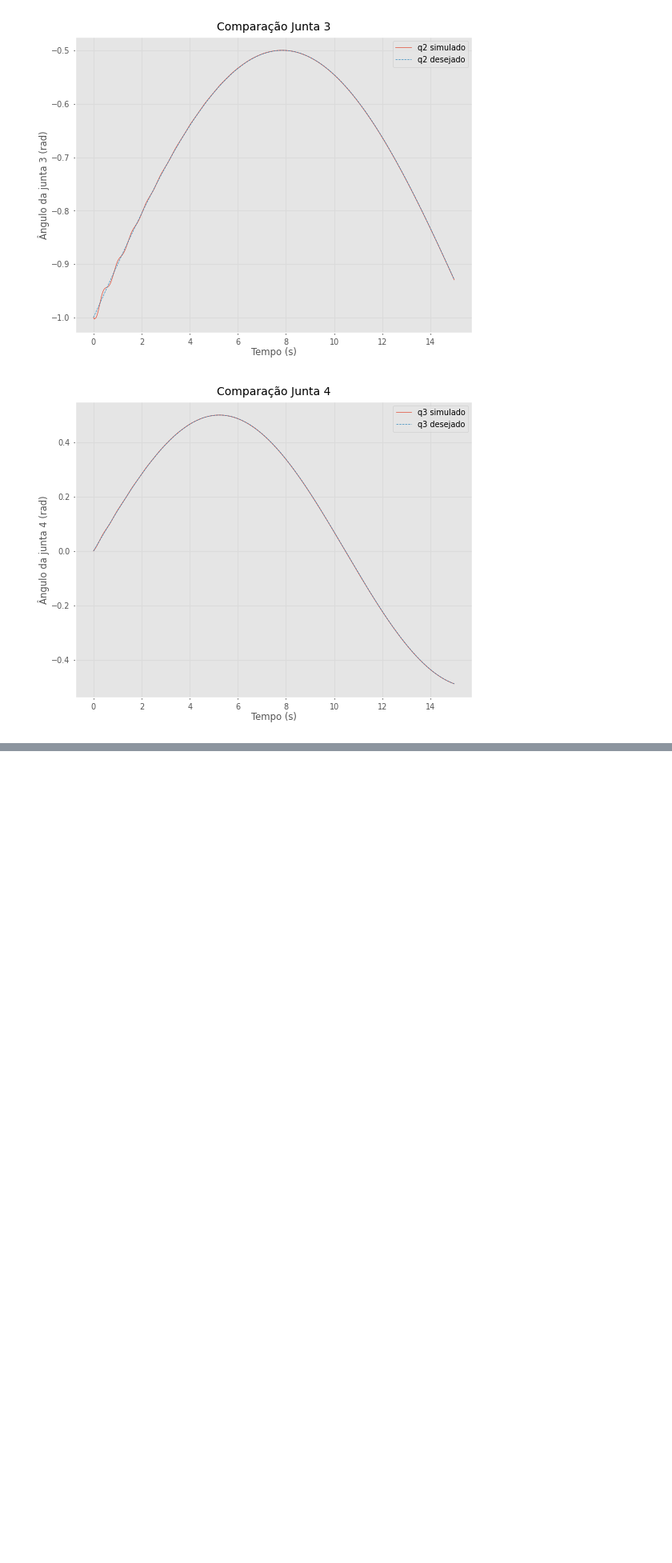
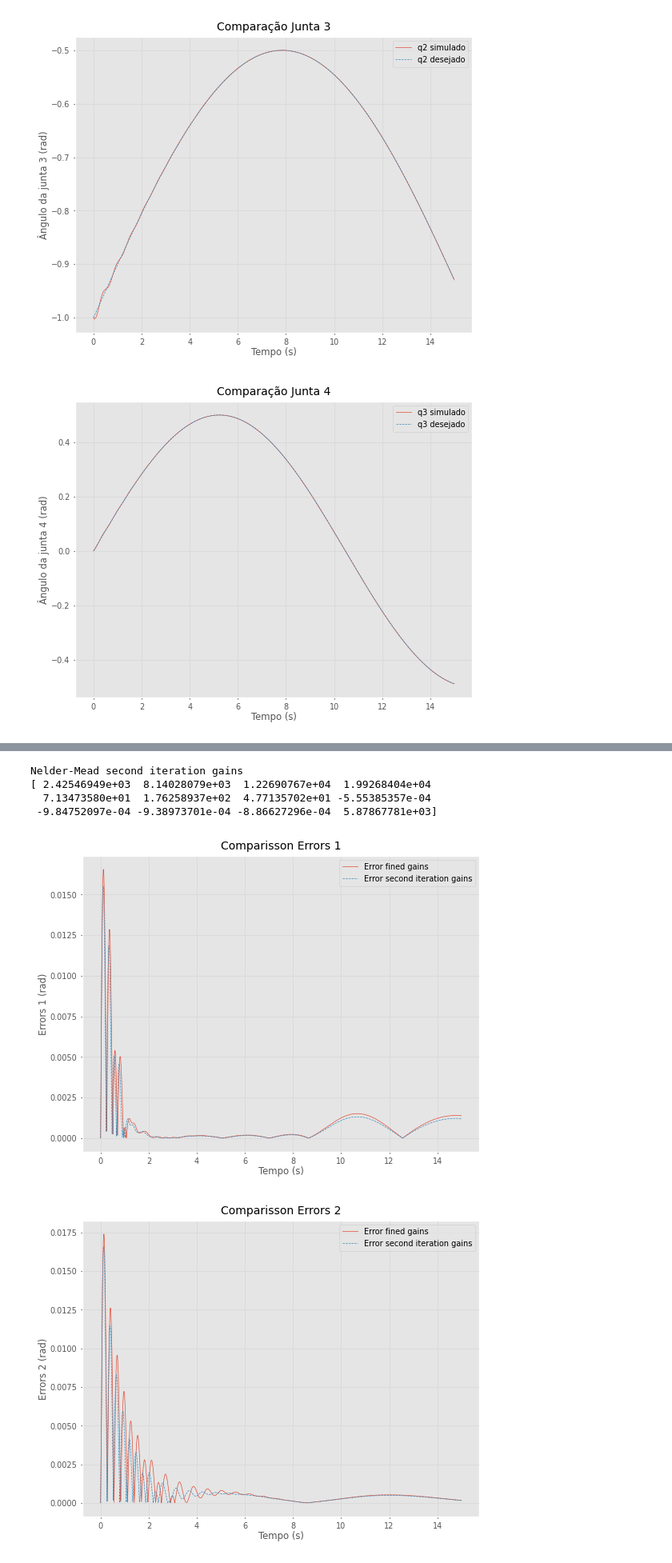
Before and after one commit to JPBG-USP/graspe-v3, a Jupyter notebook: petercorke_simulation/calculating_gains.ipynb, the cells around one changed output, grey strips where cells are left out. Shown at 80% size. Cells and saved outputs as stored; diff of their text form; code cells hidden in the pictures; blank space fills up the shorter version.

```diff
--- a/petercorke_simulation/calculating_gains.ipynb
+++ b/petercorke_simulation/calculating_gains.ipynb
@@ -164,0 +155,15 @@ Refined gains: 9.735505049381914
+# %%
+# optimize
+result_second_iteration = minimize(
+    cost_function,
+    gains,
+    args=(time_s, dt),
+    method="Nelder-Mead",
+    options={
+        'maxiter': 50,
+        'xatol': 1e-5,
+        'fatol': 1e-5,
+        'disp': True,
+        'adaptive': True
+    }
+)
@@ -164,0 +183,27 @@ Refined gains: 9.735505049381914
+# %%
+print("Nelder-Mead second iteration gains")
+print(result_second_iteration.x)
+# %% [output]
+Nelder-Mead second iteration gains
+[ 2.42546949e+03  8.14028079e+03  1.22690767e+04  1.99268404e+04
+  7.13473580e+01  1.76258937e+02  4.77135702e+01 -5.55385357e-04
+ -9.84752097e-04 -9.38973701e-04 -8.86627296e-04  5.87867781e+03]
+# %%
+# old gains
+second_iteration_gains = result_second_iteration.x
+
+log_second_iteration = run_simulation(15.0, 0.005, second_iteration_gains, desired_trajectory)
+
+# comparing errors
+for j in range(4):
+    plt.figure()
+    plt.plot(log["timestamp"], np.abs(log["error"][:, j]), label=f"Error fined gains")
+    plt.plot(log_second_iteration["timestamp"], np.abs(log_second_iteration["error"][:, j]), '--', label=f"Error second iteration gains")
+    plt.xlabel("Tempo (s)")
+    plt.ylabel(f"Errors {j+1} (rad)")
+    plt.legend()
+    plt.title(f"Comparisson Errors {j+1}")
+    plt.show()
+# %% [output]
+[figure, added]
+[figure, added]
```
Also changed, not shown: parts of 9 cells of this notebook.
